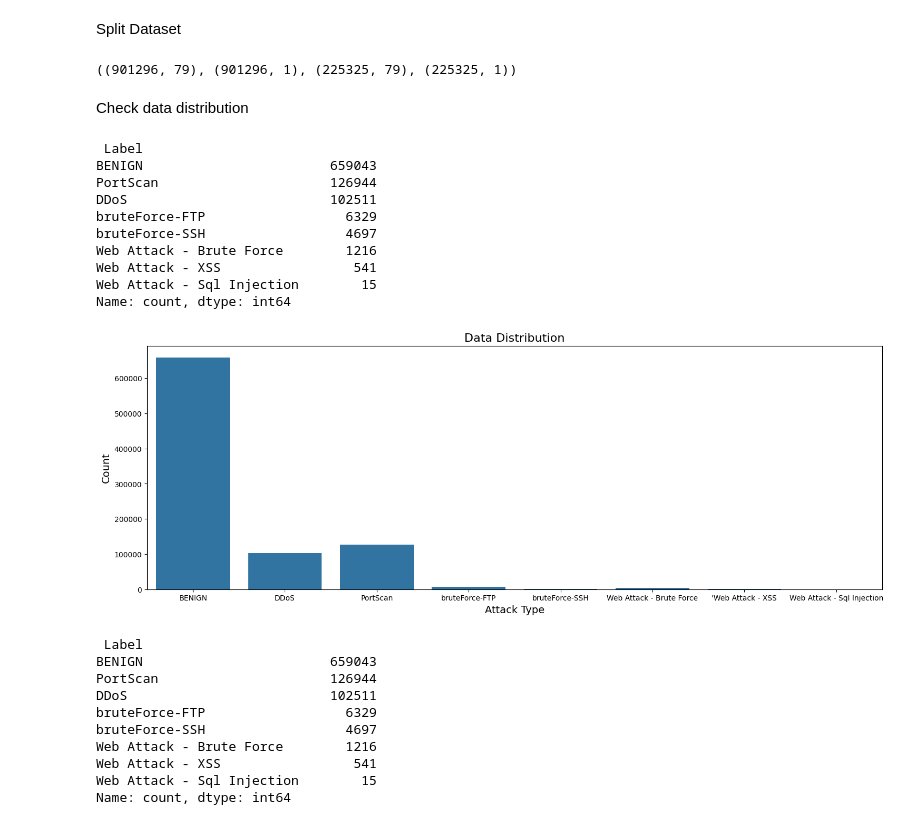
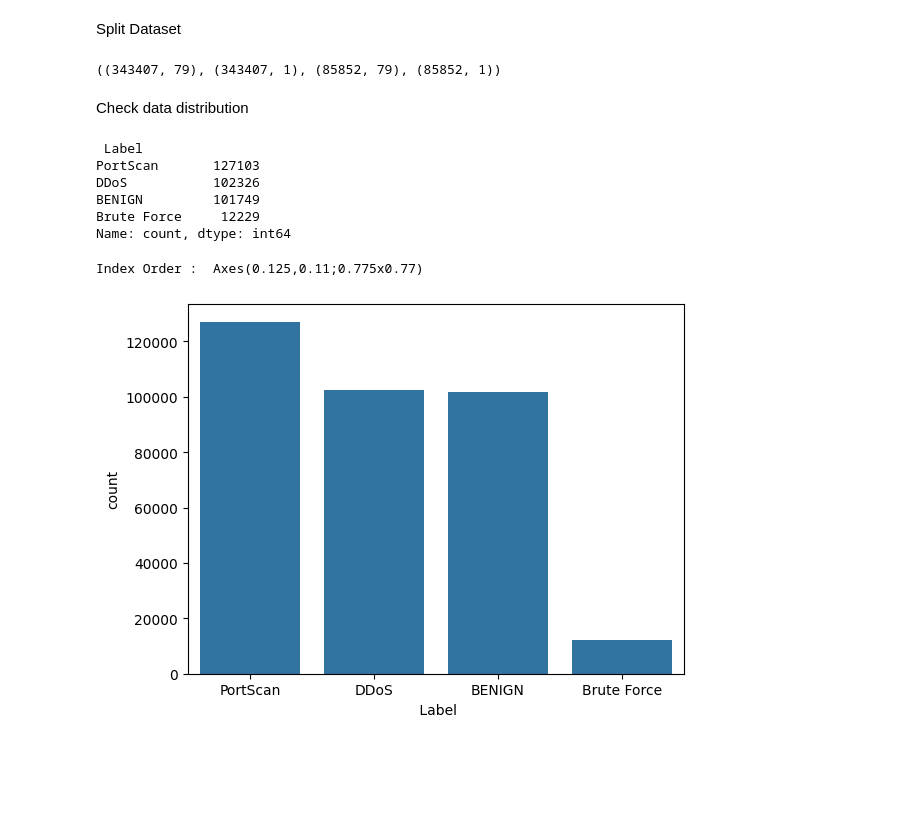
Before and after one commit to thisisedlyn/Thread_Hunting_Platform, a Jupyter notebook: ThreatHunting-RFClasification.ipynb, the cells around one changed output. Drawn from its saved outputs; the diff is of its cells as text; code cells hidden in the pictures; blank space fills up the shorter version.

Commit message:
Update for another arranged dataset, result to data leakadge

```diff
--- a/ThreatHunting-RFClasification.ipynb
+++ b/ThreatHunting-RFClasification.ipynb
@@ -3,4 +3,5 @@ Open Dataset
 # %%
 import pandas as pd
 
-threatList = pd.read_csv('Dataset\\finalThreat-Dataset.csv')
+threatList = pd.read_csv('Dataset\\finalDataset-002.csv')
+threatList.head()
@@ -188,44 +183,24 @@ y = threatList[target]
 x_train, x_test, y_train, y_test = train_test_split(x, y, test_size=0.2, random_state=42)
 x_train.shape, y_train.shape, x_test.shape, y_test.shape
 # %% [output]
-((901296, 79), (901296, 1), (225325, 79), (225325, 1))
+((343407, 79), (343407, 1), (85852, 79), (85852, 1))
 # %% [markdown]
 Check data distribution
 # %%
 y_train[' Label'].value_counts()
 # %% [output]
  Label
-BENIGN                        659043
-PortScan                      126944
-DDoS                          102511
-bruteForce-FTP                  6329
-bruteForce-SSH                  4697
-Web Attack - Brute Force        1216
-Web Attack - XSS                 541
-Web Attack - Sql Injection        15
+PortScan       127103
+DDoS           102326
+BENIGN         101749
+Brute Force     12229
 Name: count, dtype: int64
-# %%
-from matplotlib import pyplot as plt
-import seaborn as sb
-
-plt.figure(figsize=(18, 6))
-sb.countplot(data=y_train, x=" Label")
-plt.title("Data Distribution", fontsize=16)
-plt.xlabel("Attack Type", fontsize=14)
-plt.ylabel("Count", fontsize=14)
-plt.xticks([0, 1, 2, 3, 4, 5, 6, 7], labels=["BENIGN", "DDoS", "PortScan", "bruteForce-FTP", "bruteForce-SSH", "Web Attack - Brute Force", "'Web Attack - XSS", "Web Attack - Sql Injection"])
-plt.show()
-
-y_train.value_counts()
-# %% [output]
-[figure, removed]
- Label
-BENIGN                        659043
-PortScan                      126944
-DDoS                          102511
-bruteForce-FTP                  6329
-bruteForce-SSH                  4697
-Web Attack - Brute Force        1216
-Web Attack - XSS                 541
-Web Attack - Sql Injection        15
-Name: count, dtype: int64
+# %%
+import seaborn as sb
+
+index_order = y_train[' Label'].value_counts().index
+ax = sb.countplot(x=y_train[' Label'], order=index_order)
+print("Index Order : ", ax)
+# %% [output]
+Index Order :  Axes(0.125,0.11;0.775x0.77)
+[figure, added]
```
Also changed, not shown: parts of 15 cells of this notebook.
